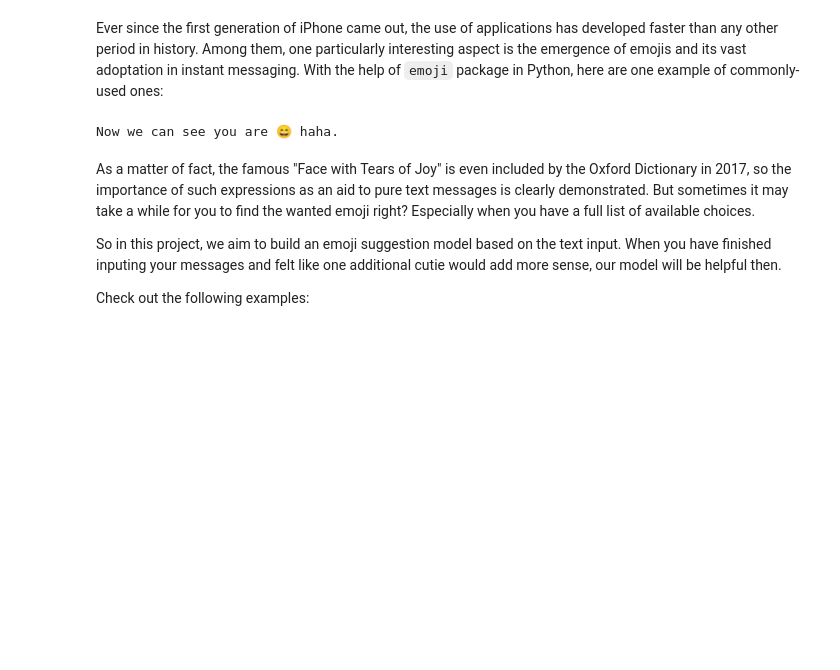
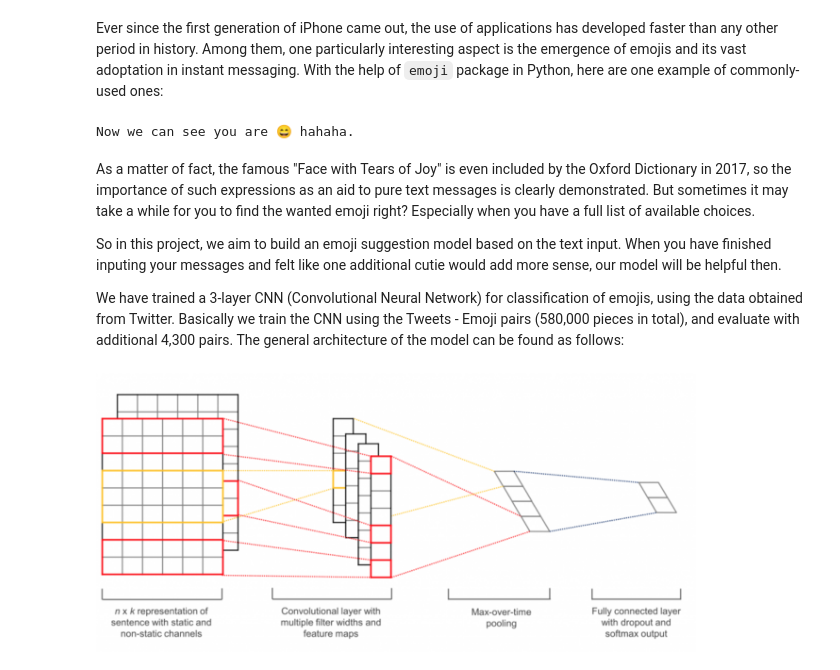
Before and after one commit to RichardeJiang/py, a Jupyter notebook: steps.ipynb, the cells around one changed output. Drawn from its saved outputs; the diff is of its cells as text; code cells hidden in the pictures; blank space fills up the shorter version.

````diff
--- a/steps.ipynb
+++ b/steps.ipynb
@@ -14,12 +20,16 @@ Now let's get started!
 # %% [markdown]
 Ever since the first generation of iPhone came out, the use of applications has developed faster than any other period in history. Among them, one particularly interesting aspect is the emergence of emojis and its vast adoptation in instant messaging. With the help of ```emoji``` package in Python, here are one example of commonly-used ones:
 # %%
-print emoji.emojize('Now we can see you are :smile: haha.', use_aliases=True)
+print emoji.emojize('Now we can see you are :smile: hahaha.', use_aliases=True)
 # %% [output]
-Now we can see you are 😄 haha.
+Now we can see you are 😄 hahaha.
 # %% [markdown]
 As a matter of fact, the famous "Face with Tears of Joy" is even included by the Oxford Dictionary in 2017, so the importance of such expressions as an aid to pure text messages is clearly demonstrated. But sometimes it may take a while for you to find the wanted emoji right? Especially when you have a full list of available choices.
 
 So in this project, we aim to build an emoji suggestion model based on the text input. When you have finished inputing your messages and felt like one additional cutie would add more sense, our model will be helpful then.
 
-Check out the following examples:
+We have trained a 3-layer CNN (Convolutional Neural Network) for classification of emojis, using the data obtained from Twitter. Basically we train the CNN using the Tweets - Emoji pairs (580,000 pieces in total), and evaluate with additional 4,300 pairs. The general architecture of the model can be found as follows:
+# %%
+Image("cnn.png", width = 600)
+# %% [output]
+[figure, added]
````
Also changed, not shown: parts of 4 cells of this notebook, 3 other files.
